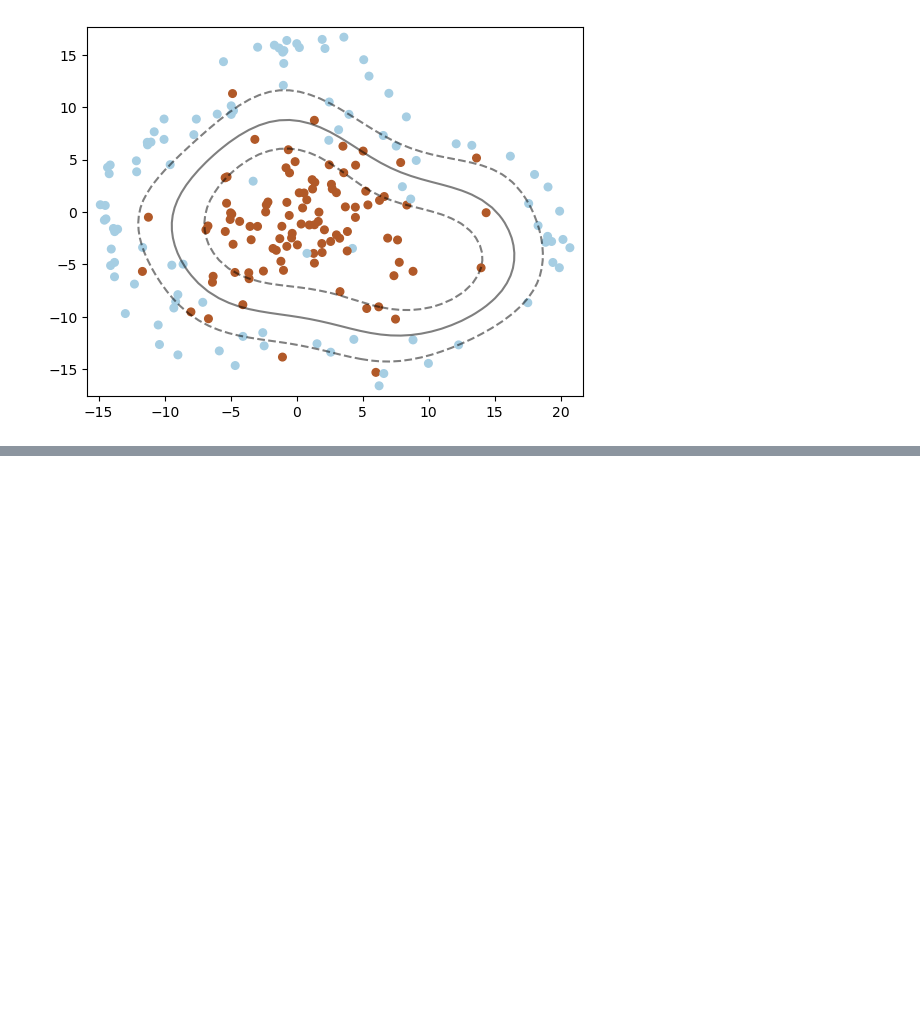
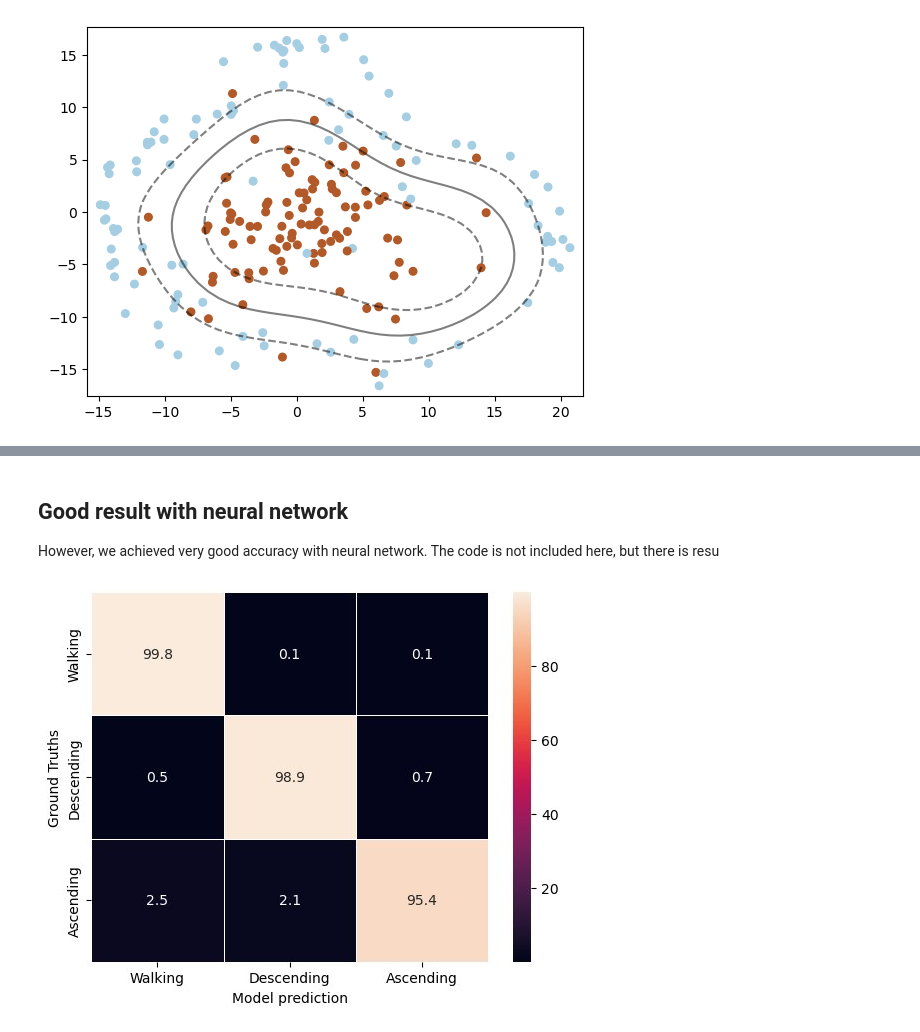
Before and after one commit to yalda-amirsoleymani/har-dataset-processing, a Jupyter notebook: processing.ipynb, the cells around one changed output, grey strips where cells are left out. Drawn from its saved outputs; the diff is of its cells as text; code cells hidden in the pictures; blank space fills up the shorter version.

```diff
--- a/processing.ipynb
+++ b/processing.ipynb
@@ -609,0 +685,9 @@ Accuracy: 0.915
+# %% [markdown]
+## Good result with neural network
+
+However, we achieved very good accuracy with neural network. The code is not included here, but there is resu
+# %%
+from IPython.display import display, Image
+display(Image(filename='confusion-matrix.jpg'))
+# %% [output]
+[figure, added]
```
Also changed, not shown: parts of 20 cells of this notebook.
